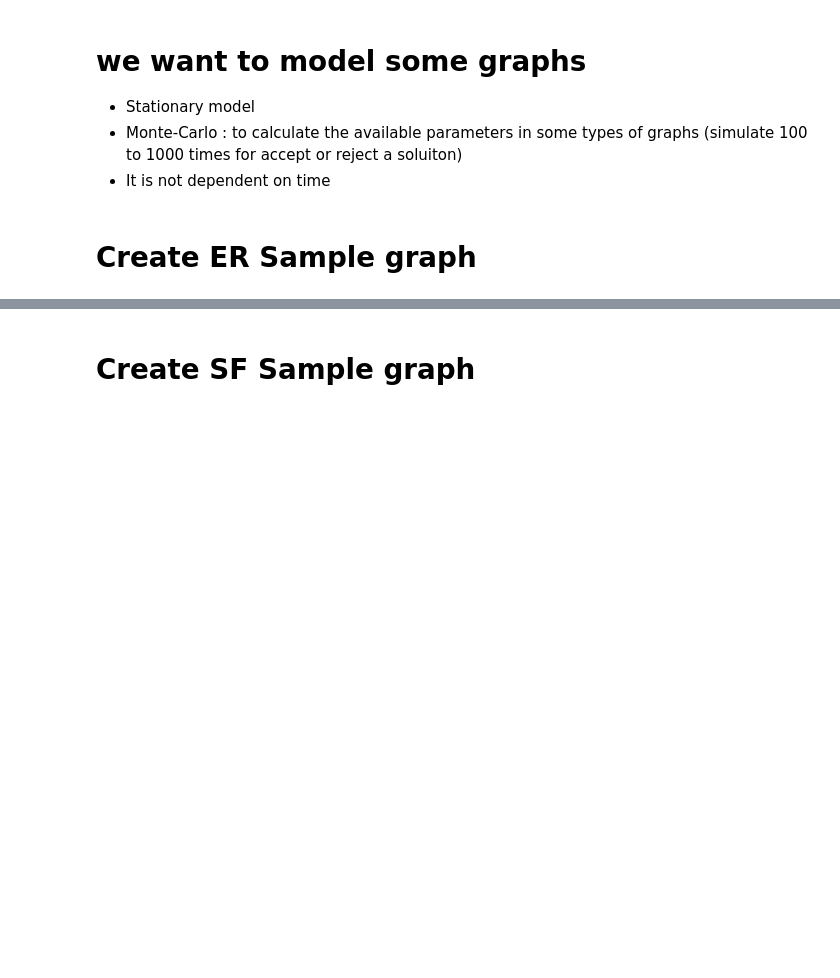
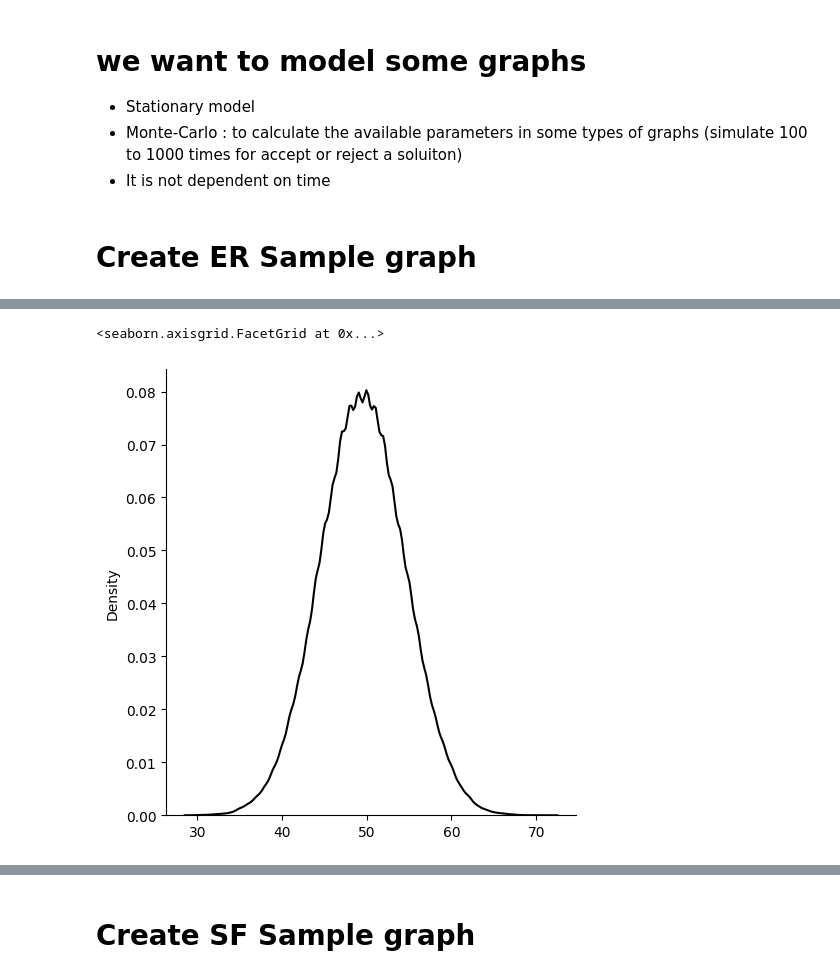
Before and after one commit to MSaeed1381/Simulation_Final_Project, a Jupyter notebook: part1.ipynb, the cells around one changed output, grey strips where cells are left out. Drawn from its saved outputs; the diff is of its cells as text; code cells hidden in the pictures; blank space fills up the shorter version.

```diff
--- a/part1.ipynb
+++ b/part1.ipynb
@@ -90,0 +103,5 @@ sns.displot(degrees, kind="kde", color="black")
+# %%
+sns.displot(er_degrees, kind="kde", color="black")
+# %% [output]
+<seaborn.axisgrid.FacetGrid at 0x...>
+[figure, added]
```
Also changed, not shown: parts of 27 cells of this notebook, 4 other files.
